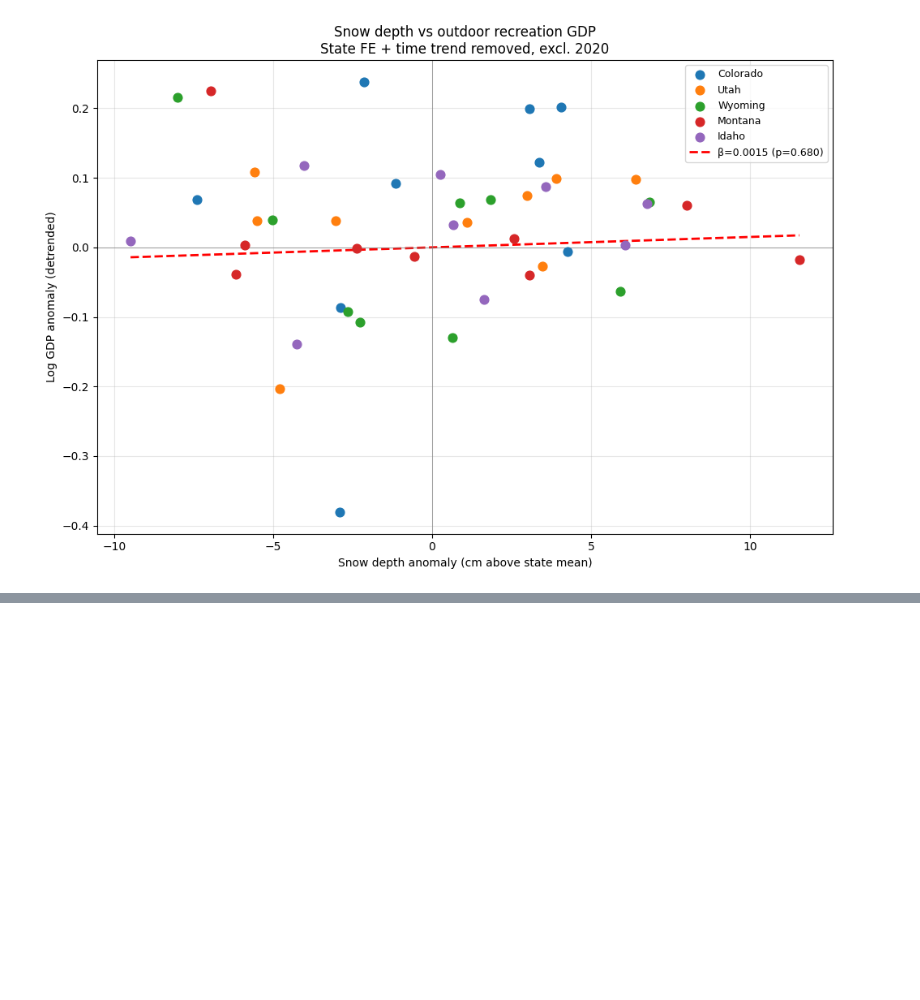
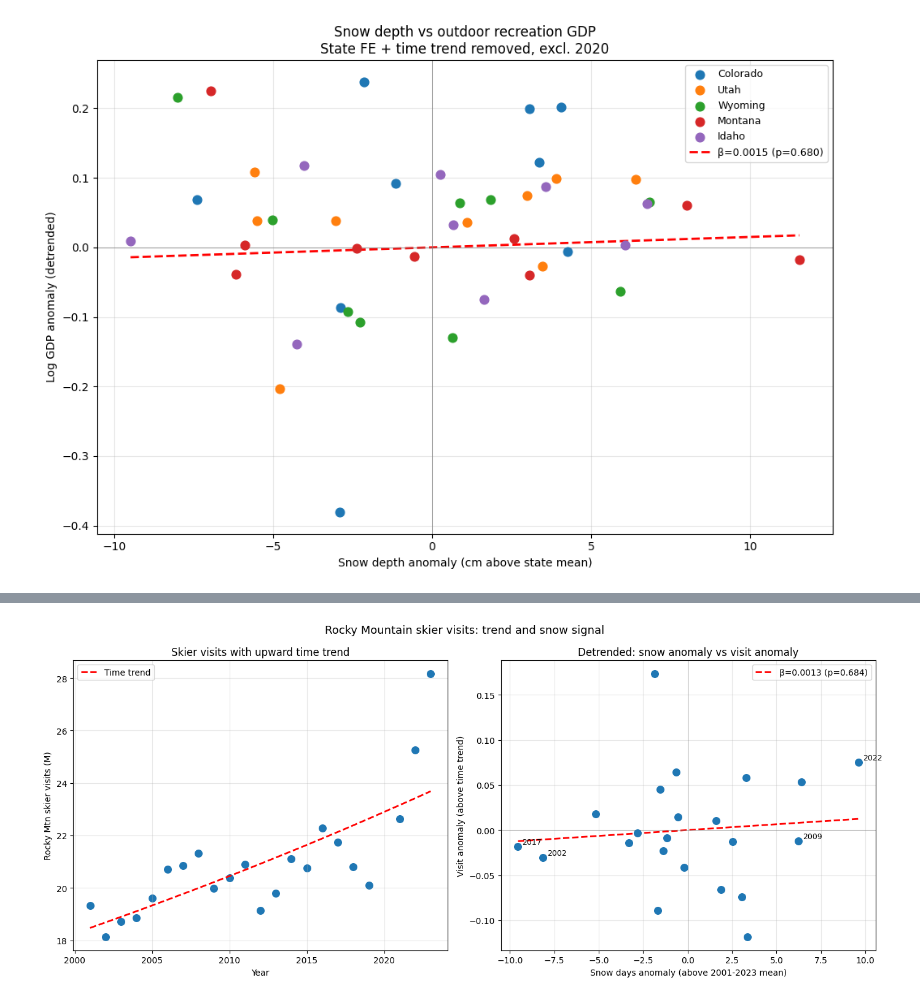
Before and after one commit to evasbenson/snow-ml-thesis, a Jupyter notebook: code/gdp_snow.ipynb, the cells around one changed output, grey strips where cells are left out. Drawn from its saved outputs; the diff is of its cells as text; code cells hidden in the pictures; blank space fills up the shorter version.

```diff
--- a/code/gdp_snow.ipynb
+++ b/code/gdp_snow.ipynb
@@ -1379,0 +1705,82 @@ State FE + year trend, excluding 2020
+# %%
+# Remove the upward trend from visits
+from sklearn.linear_model import LinearRegression
+
+snow_visits = snow_visits.copy()
+snow_visits['year_centered'] = snow_visits['year'] - snow_visits['year'].mean()
+
+lr_trend = LinearRegression().fit(
+    snow_visits['year_centered'].values.reshape(-1,1),
+    np.log(snow_visits['rocky_mtn_visits_M'].values)
+)
+
+snow_visits['visits_residual'] = (
+    np.log(snow_visits['rocky_mtn_visits_M'].values) -
+    lr_trend.predict(snow_visits['year_centered'].values.reshape(-1,1))
+)
+
+# Snow anomaly (remove mean)
+snow_visits['snow_anomaly'] = (
+    snow_visits['western_mean'] - snow_visits['western_mean'].mean()
+)
+
+slope_dt, intercept_dt, r_dt, p_dt, se_dt = stats.linregress(
+    snow_visits['snow_anomaly'].values,
+    snow_visits['visits_residual'].values
+)
+
+print("Stage 1 DETRENDED: Snow anomaly → Visit anomaly")
+print(f"  β:       {slope_dt:.4f}")
+print(f"  R²:      {r_dt**2:.3f}")
+print(f"  p-value: {p_dt:.3f}")
+print(f"  Interpret: +1 snow day above avg → {slope_dt*100:.2f}% more visits than trend")
+
+fig, axes = plt.subplots(1, 2, figsize=(14, 6))
+
+years_line = np.linspace(
+    snow_visits['year_centered'].min(),
+    snow_visits['year_centered'].max(), 100
+)
+axes[0].scatter(snow_visits['year'],
+                snow_visits['rocky_mtn_visits_M'], s=70)
+axes[0].plot(
+    snow_visits['year_centered'] + snow_visits['year'].mean(),
+    np.exp(lr_trend.predict(
+        snow_visits['year_centered'].values.reshape(-1,1))),
+    'r--', linewidth=2, label='Time trend'
+)
+axes[0].set_xlabel("Year")
+axes[0].set_ylabel("Rocky Mtn skier visits (M)")
+axes[0].set_title("Skier visits with upward time trend")
+axes[0].legend()
+axes[0].grid(True, alpha=0.3)
+
+axes[1].scatter(snow_visits['snow_anomaly'],
+                snow_visits['visits_residual'], s=70, zorder=3)
+
+for _, row in snow_visits.iterrows():
+    if row['year'] in [2017, 2022, 2002, 2009]:
+        axes[1].annotate(str(int(row['year'])),
+                        (row['snow_anomaly'], row['visits_residual']),
+                        textcoords="offset points",
+                        xytext=(5,3), fontsize=9)
+
+x_line = np.linspace(snow_visits['snow_anomaly'].min(),
+                     snow_visits['snow_anomaly'].max(), 100)
+axes[1].plot(x_line, slope_dt*x_line + intercept_dt,
+             'r--', linewidth=2,
+             label=f'β={slope_dt:.4f} (p={p_dt:.3f})')
+axes[1].axhline(0, color='gray', linewidth=0.5)
+axes[1].axvline(0, color='gray', linewidth=0.5)
+axes[1].set_xlabel("Snow days anomaly (above 2001-2023 mean)")
+axes[1].set_ylabel("Visit anomaly (above time trend)")
+axes[1].set_title("Detrended: snow anomaly vs visit anomaly")
+axes[1].legend()
+axes[1].grid(True, alpha=0.3)
+
+plt.suptitle("Rocky Mountain skier visits: trend and snow signal",
+             fontsize=13)
+plt.tight_layout()
+plt.savefig(state_dir / "visits_detrended.png", dpi=150)
+plt.show()
+# %% [output]
@@ -1379,0 +1792 @@ State FE + year trend, excluding 2020
+[figure, added]
```
Also changed, not shown: parts of 21 cells of this notebook, 21 other files.
